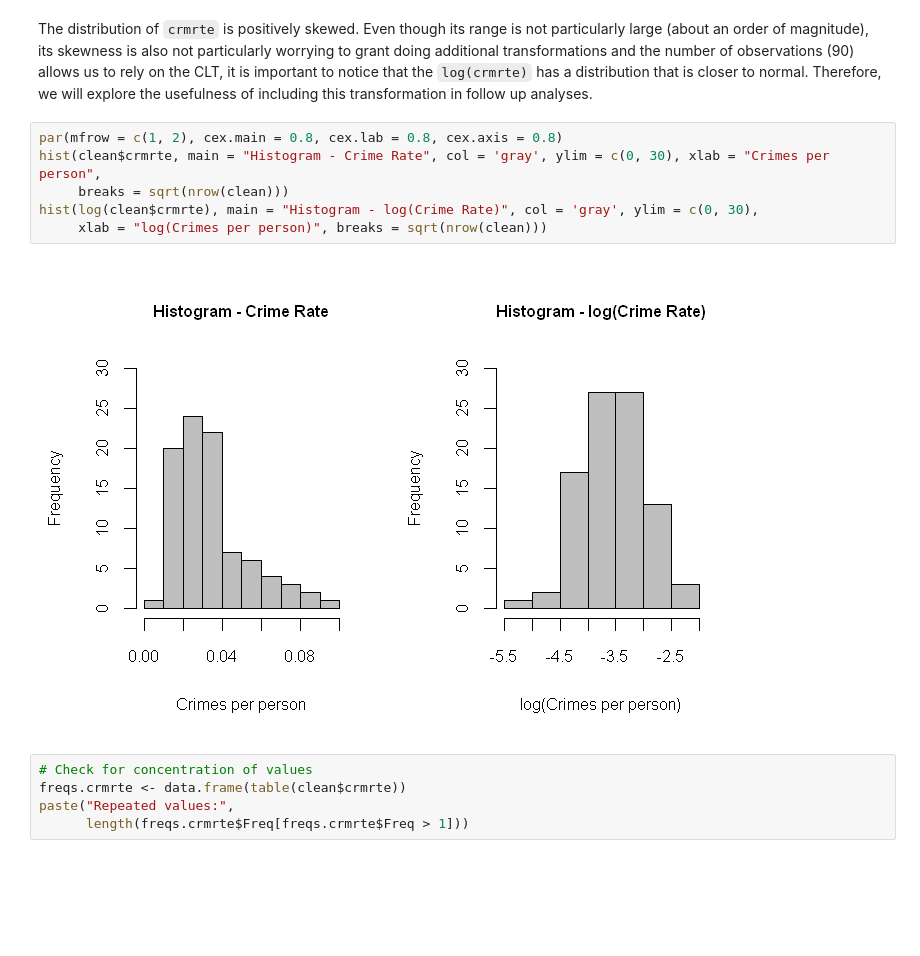
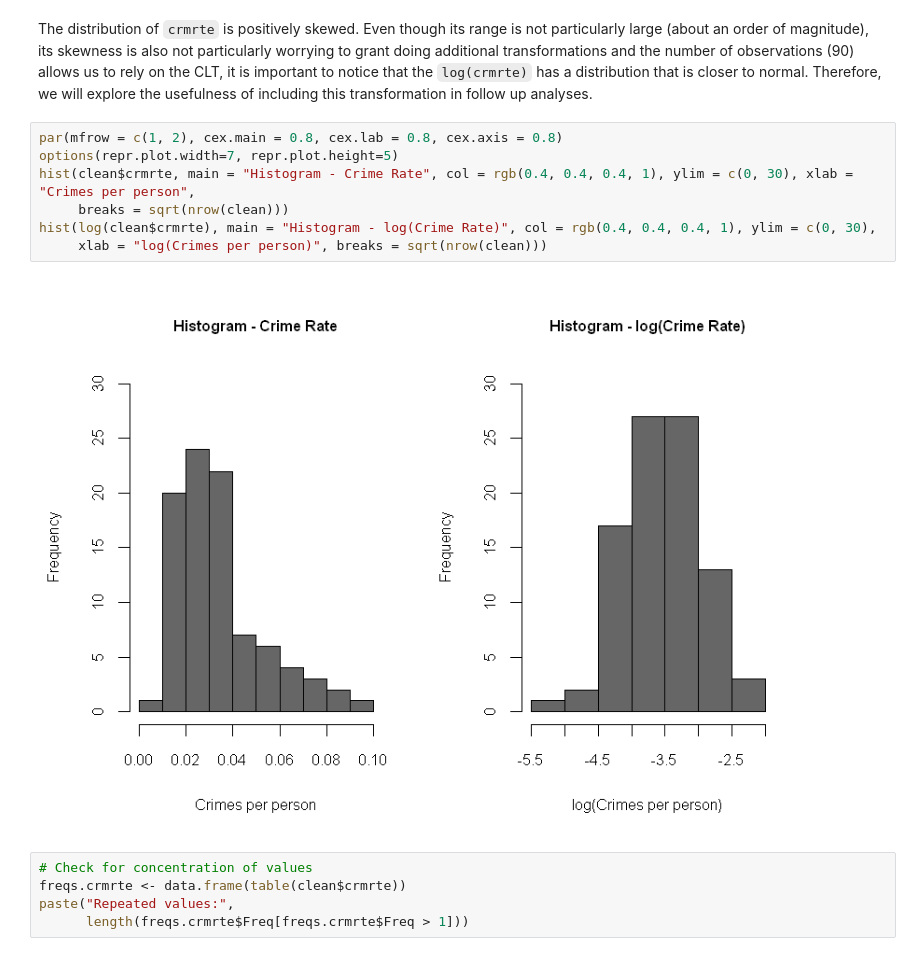
Before and after one commit to ramirocadavid/w203-Lab3, a Jupyter notebook: Lab3_part_2_3_Ramiro.ipynb, the cells around one changed output. Cells and saved outputs as stored; diff of their text form; blank space fills up the shorter version.

```diff
--- a/Lab3_part_2_3_Ramiro.ipynb
+++ b/Lab3_part_2_3_Ramiro.ipynb
@@ -153,12 +153,13 @@ summary(clean$crmrte)
 The distribution of `crmrte` is positively skewed. Even though its range is not particularly large (about an order of magnitude), its skewness is also not particularly worrying to grant doing additional transformations and the number of observations (90) allows us to rely on the CLT, it is important to notice that the `log(crmrte)` has a distribution that is closer to normal. Therefore, we will explore the usefulness of including this transformation in follow up analyses.
 # %%
 par(mfrow = c(1, 2), cex.main = 0.8, cex.lab = 0.8, cex.axis = 0.8)
-hist(clean$crmrte, main = "Histogram - Crime Rate", col = 'gray', ylim = c(0, 30), xlab = "Crimes per person",
+options(repr.plot.width=7, repr.plot.height=5)
+hist(clean$crmrte, main = "Histogram - Crime Rate", col = rgb(0.4, 0.4, 0.4, 1), ylim = c(0, 30), xlab = "Crimes per person",
      breaks = sqrt(nrow(clean)))
-hist(log(clean$crmrte), main = "Histogram - log(Crime Rate)", col = 'gray', ylim = c(0, 30),
+hist(log(clean$crmrte), main = "Histogram - log(Crime Rate)", col = rgb(0.4, 0.4, 0.4, 1), ylim = c(0, 30),
      xlab = "log(Crimes per person)", breaks = sqrt(nrow(clean)))
 # %% [output]
-[figure, old version]
+[figure, new version]
 # %%
 # Check for concentration of values
 freqs.crmrte <- data.frame(table(clean$crmrte))
```
Also changed, not shown: parts of 6 cells of this notebook.
